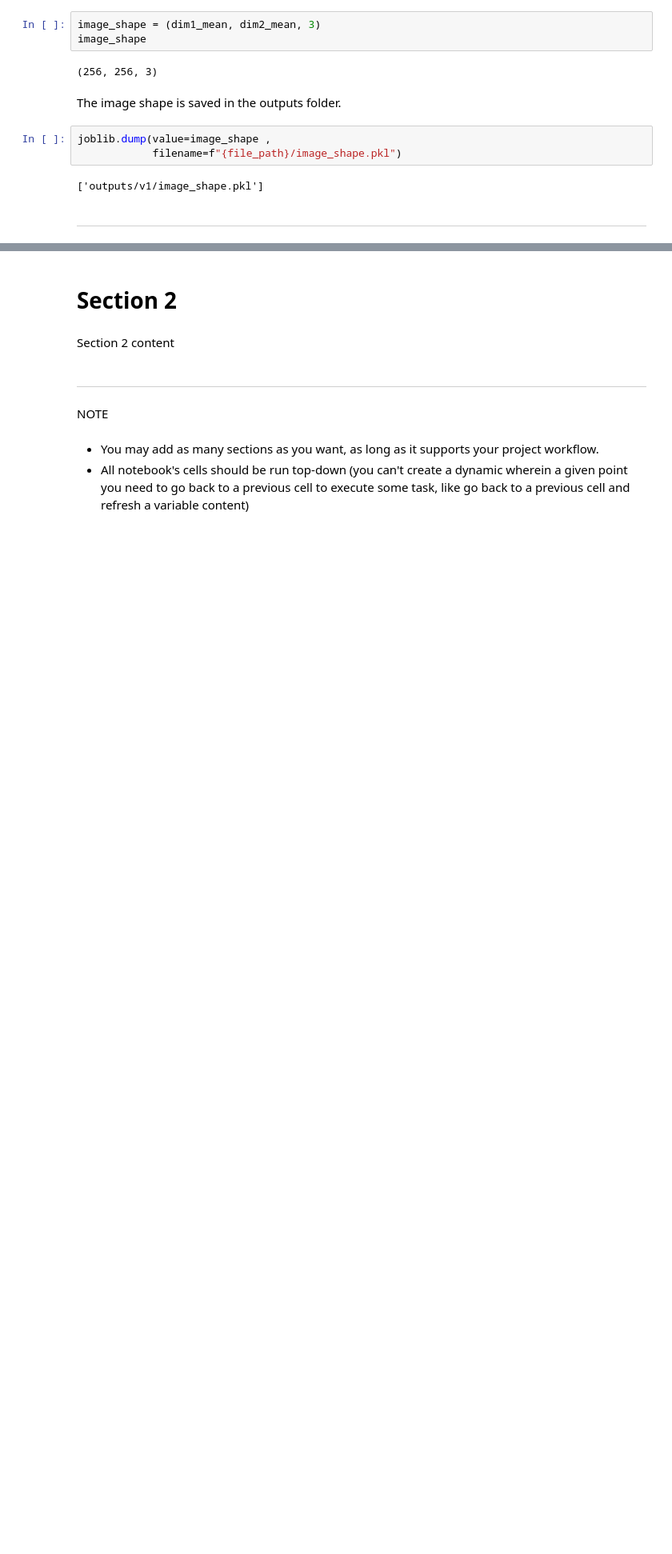
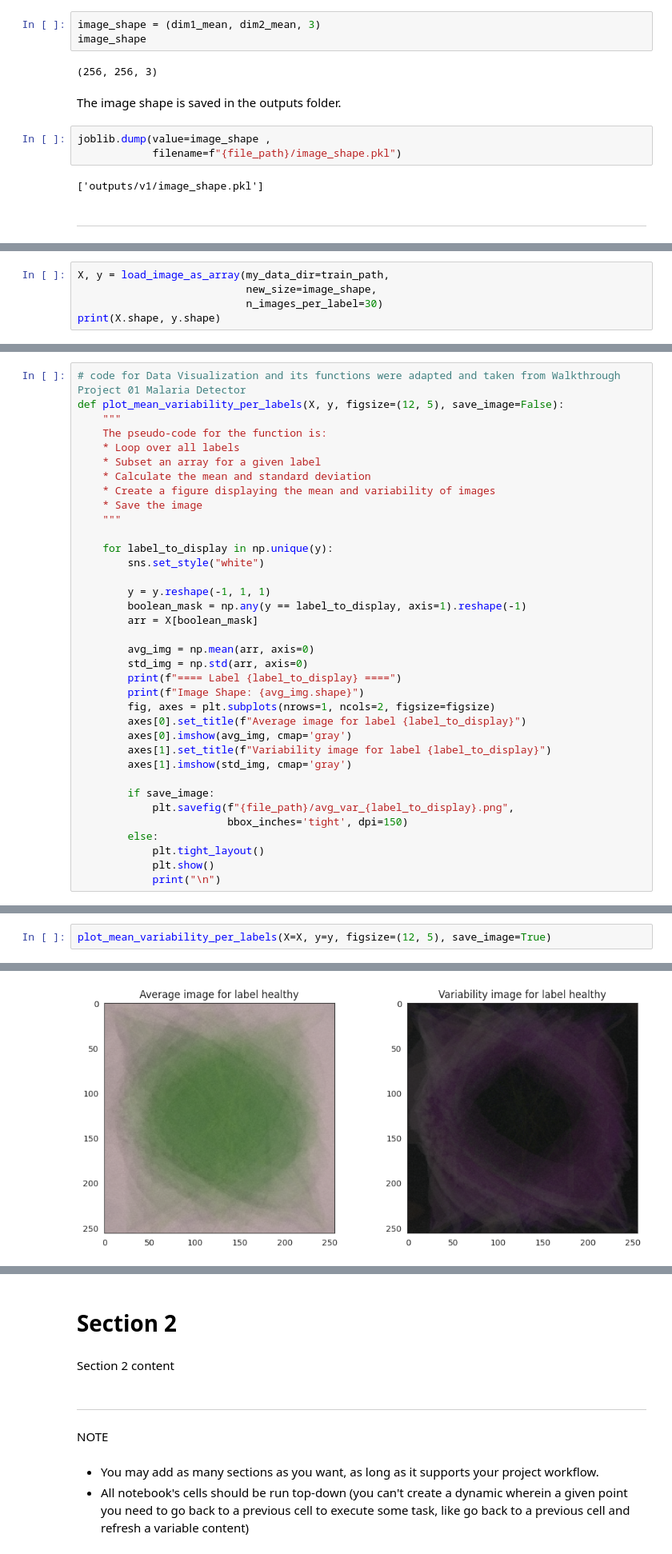
Before and after one commit to Xakkusu/PP5-mildew-detection, a Jupyter notebook: jupyter_notebooks/02_Data Visualization.ipynb, the cells around one changed output, grey strips where cells are left out. Shown: that part at 80% size. Drawn from its saved outputs; the diff is of its cells as text; blank space fills up the shorter version.

Commit message:
feat: Add ability to load, display and save mean and variability of images per label

```diff
--- a/jupyter_notebooks/02_Data Visualization.ipynb
+++ b/jupyter_notebooks/02_Data Visualization.ipynb
@@ -142,0 +186,5 @@ joblib.dump(value=image_shape ,
+# %%
+X, y = load_image_as_array(my_data_dir=train_path,
+                           new_size=image_shape,
+                           n_images_per_label=30)
+print(X.shape, y.shape)
@@ -142,0 +199,36 @@ joblib.dump(value=image_shape ,
+# %%
+# code for Data Visualization and its functions were adapted and taken from Walkthrough Project 01 Malaria Detector
+def plot_mean_variability_per_labels(X, y, figsize=(12, 5), save_image=False):
+    """
+    The pseudo-code for the function is:
+    * Loop over all labels
+    * Subset an array for a given label
+    * Calculate the mean and standard deviation
+    * Create a figure displaying the mean and variability of images
+    * Save the image
+    """
+
+    for label_to_display in np.unique(y):
+        sns.set_style("white")
+
+        y = y.reshape(-1, 1, 1)
+        boolean_mask = np.any(y == label_to_display, axis=1).reshape(-1)
+        arr = X[boolean_mask]
+
+        avg_img = np.mean(arr, axis=0)
+        std_img = np.std(arr, axis=0)
+        print(f"==== Label {label_to_display} ====")
+        print(f"Image Shape: {avg_img.shape}")
+        fig, axes = plt.subplots(nrows=1, ncols=2, figsize=figsize)
+        axes[0].set_title(f"Average image for label {label_to_display}")
+        axes[0].imshow(avg_img, cmap='gray')
+        axes[1].set_title(f"Variability image for label {label_to_display}")
+        axes[1].imshow(std_img, cmap='gray')
+
+        if save_image:
+            plt.savefig(f"{file_path}/avg_var_{label_to_display}.png",
+                        bbox_inches='tight', dpi=150)
+        else:
+            plt.tight_layout()
+            plt.show()
+            print("\n")
@@ -142,0 +237,3 @@ joblib.dump(value=image_shape ,
+# %%
+plot_mean_variability_per_labels(X=X, y=y, figsize=(12, 5), save_image=True)
+# %% [output]
@@ -142,0 +244 @@ joblib.dump(value=image_shape ,
+[figure, added]
```
Also changed, not shown: parts of 13 cells of this notebook, 2 other files.
